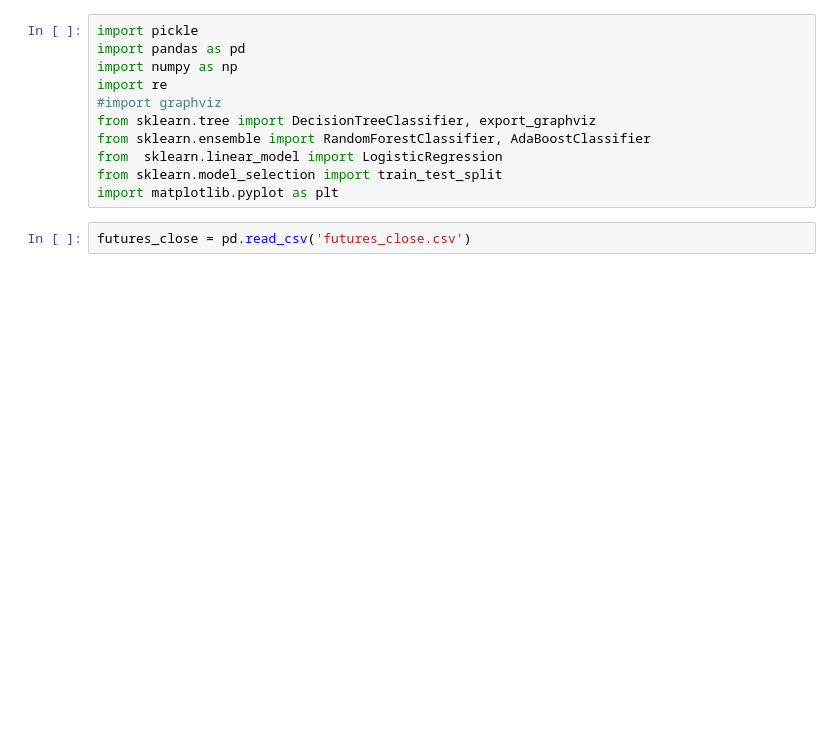
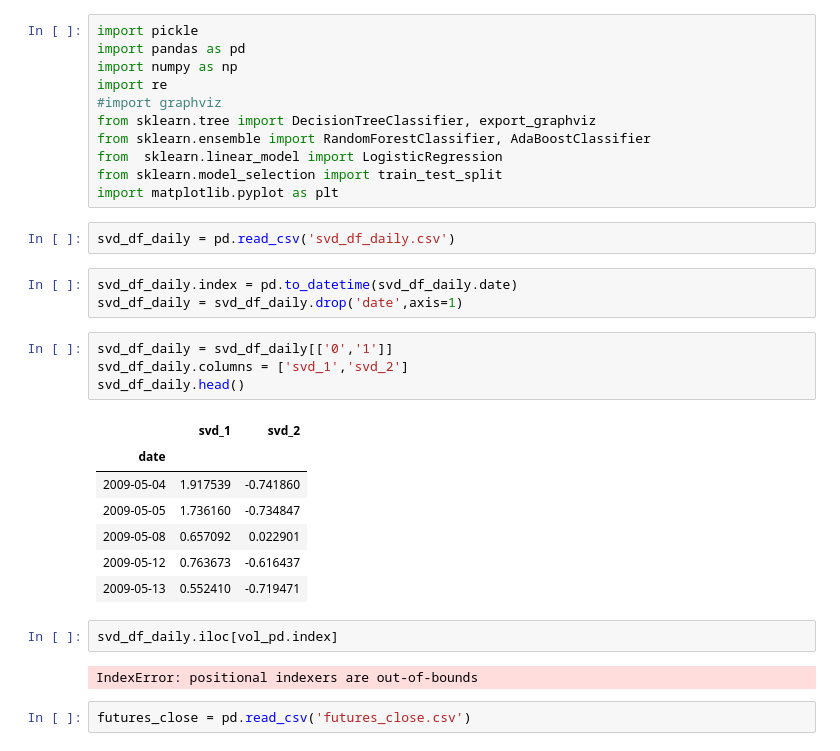
Before and after one commit to QuantCS109/TrumpTweets, a Jupyter notebook: trade_model.ipynb, the cells around one changed output. Saved outputs shown, nothing was run; the diff lists cells and outputs as text; blank space fills up the shorter version.

```diff
--- a/trade_model.ipynb
+++ b/trade_model.ipynb
@@ -9,6 +9,27 @@ from sklearn.ensemble import RandomForestClassifier, AdaBoostClassifier
 from  sklearn.linear_model import LogisticRegression
 from sklearn.model_selection import train_test_split
 import matplotlib.pyplot as plt
+# %%
+svd_df_daily = pd.read_csv('svd_df_daily.csv')
+# %%
+svd_df_daily.index = pd.to_datetime(svd_df_daily.date)
+svd_df_daily = svd_df_daily.drop('date',axis=1)
+# %%
+svd_df_daily = svd_df_daily[['0','1']]
+svd_df_daily.columns = ['svd_1','svd_2']
+svd_df_daily.head()
+# %% [output]
+|  | svd_1 | svd_2 |
+| date |  |  |
+| 2009-05-04 | 1.917539 | -0.741860 |
+| 2009-05-05 | 1.736160 | -0.734847 |
+| 2009-05-08 | 0.657092 | 0.022901 |
+| 2009-05-12 | 0.763673 | -0.616437 |
+| 2009-05-13 | 0.552410 | -0.719471 |
+# %%
+svd_df_daily.iloc[vol_pd.index]
+# %% [output]
+IndexError: positional indexers are out-of-bounds
 # %%
 futures_close = pd.read_csv('futures_close.csv')
 # %%
```
Also changed, not shown: parts of 11 cells of this notebook, 2 other files.
